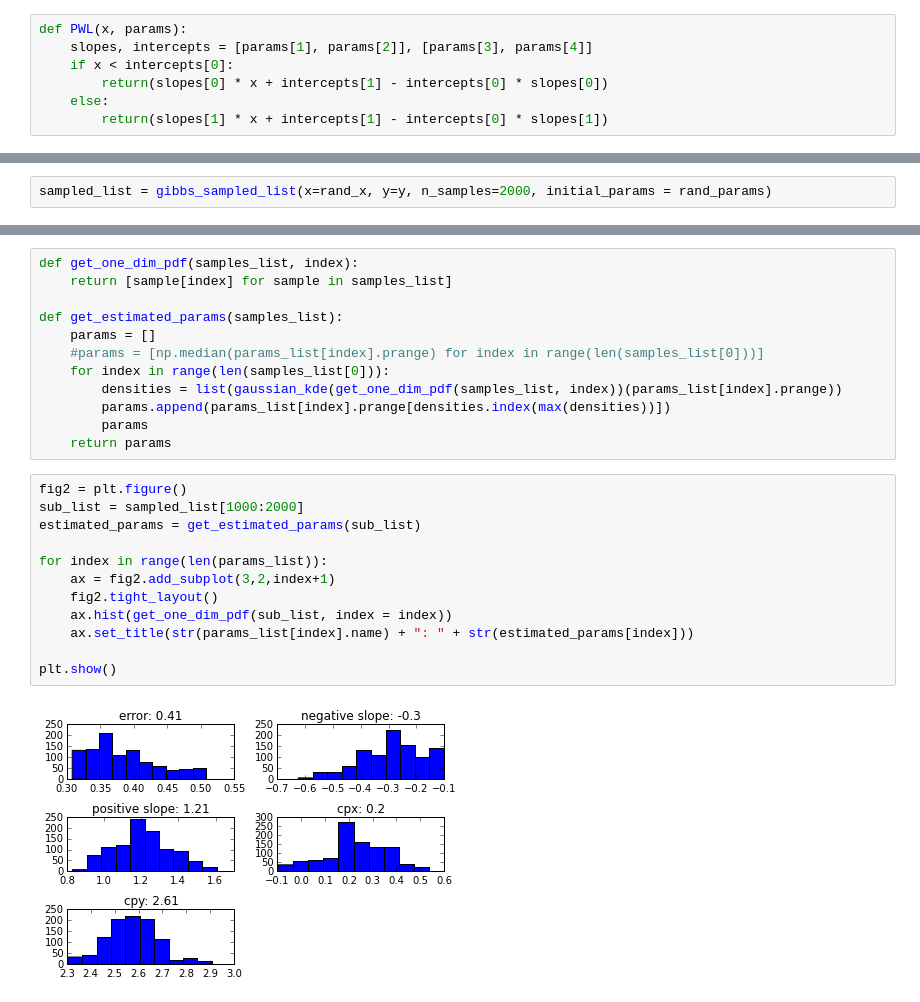
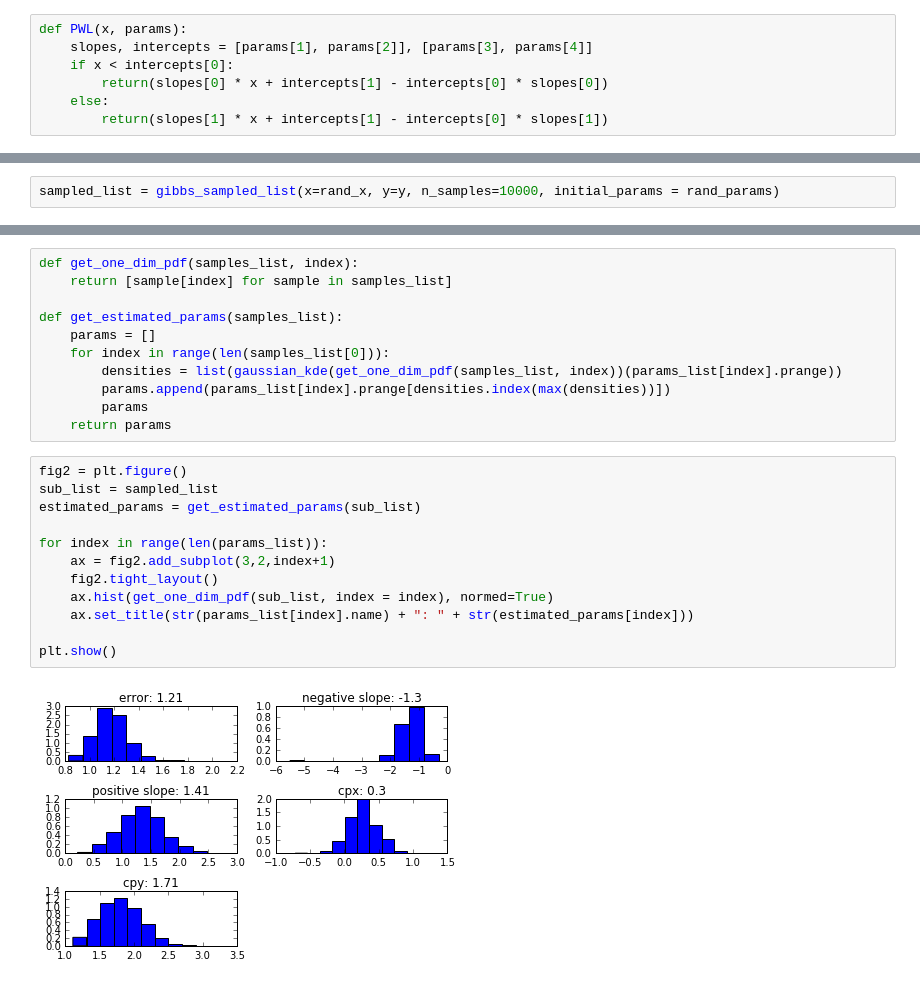
Before and after one commit to brockmoir/Projects, a Jupyter notebook: BayesianPWL/BayesianPWLModel.ipynb, the cells around one changed output, grey strips where cells are left out. Drawn from its saved outputs; the diff is of its cells as text.

```diff
--- a/BayesianPWL/BayesianPWLModel.ipynb
+++ b/BayesianPWL/BayesianPWLModel.ipynb
@@ -139,2 +144,2 @@ for i in range(4):
 # %%
-sampled_list = gibbs_sampled_list(x=rand_x, y=y, n_samples=2000, initial_params = rand_params)
+sampled_list = gibbs_sampled_list(x=rand_x, y=y, n_samples=10000, initial_params = rand_params)
@@ -144,7 +151,6 @@ def get_one_dim_pdf(samples_list, index):
 
 def get_estimated_params(samples_list):
     params = []
-    #params = [np.median(params_list[index].prange) for index in range(len(samples_list[0]))]
     for index in range(len(samples_list[0])):
         densities = list(gaussian_kde(get_one_dim_pdf(samples_list, index))(params_list[index].prange))
         params.append(params_list[index].prange[densities.index(max(densities))])
@@ -152,17 +158,17 @@ def get_estimated_params(samples_list):
     return params
 # %%
 fig2 = plt.figure()
-sub_list = sampled_list[1000:2000]
+sub_list = sampled_list
 estimated_params = get_estimated_params(sub_list)
 
 for index in range(len(params_list)):
     ax = fig2.add_subplot(3,2,index+1)
     fig2.tight_layout()
-    ax.hist(get_one_dim_pdf(sub_list, index = index))
+    ax.hist(get_one_dim_pdf(sub_list, index = index), normed=True)
     ax.set_title(str(params_list[index].name) + ": " + str(estimated_params[index]))
 
 plt.show()
 # %% [output]
-[figure, old version]
+[figure, new version]
 # %%
 fig3 = plt.figure()
```
Also changed, not shown: parts of 24 cells of this notebook.
